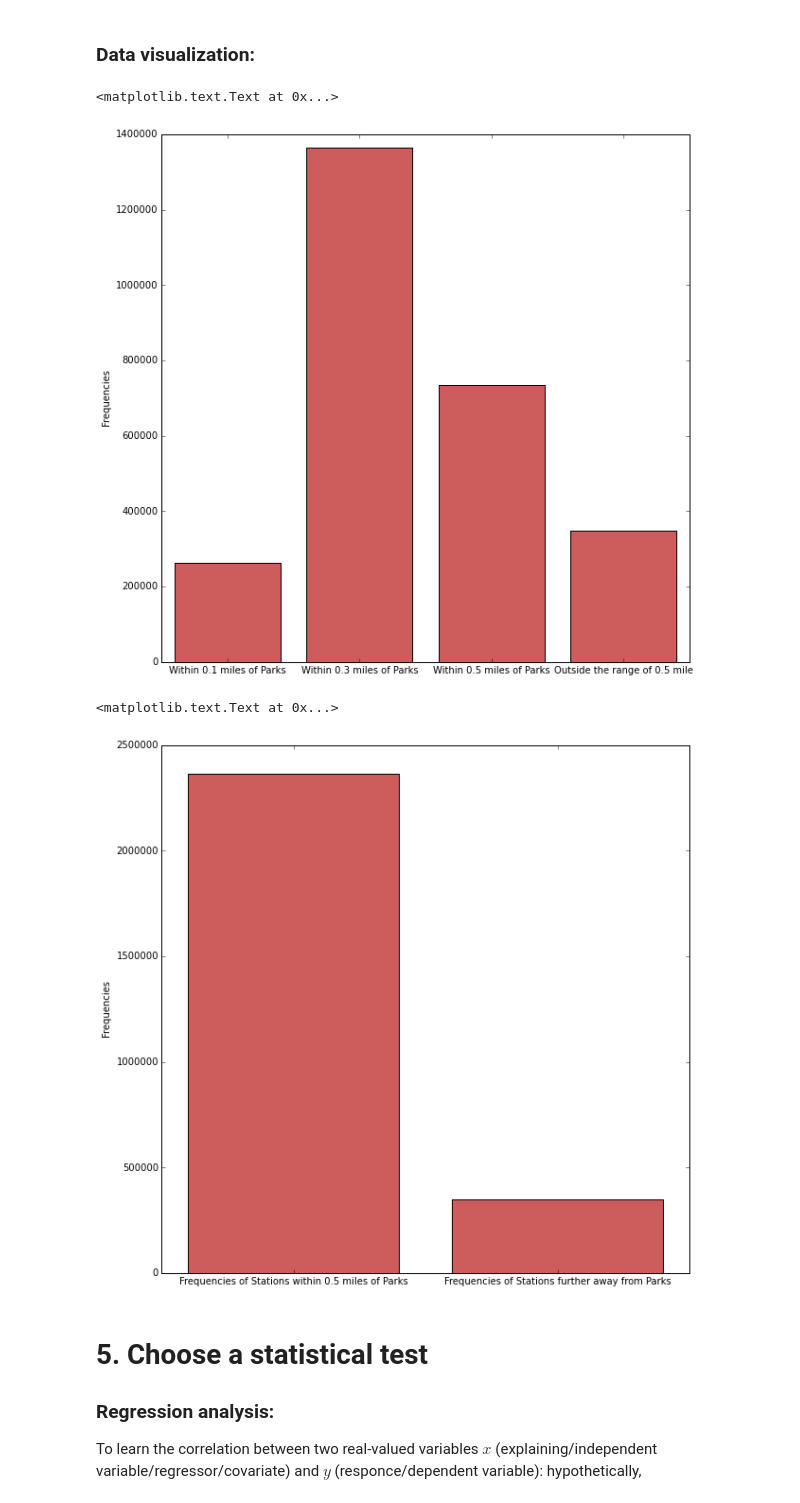
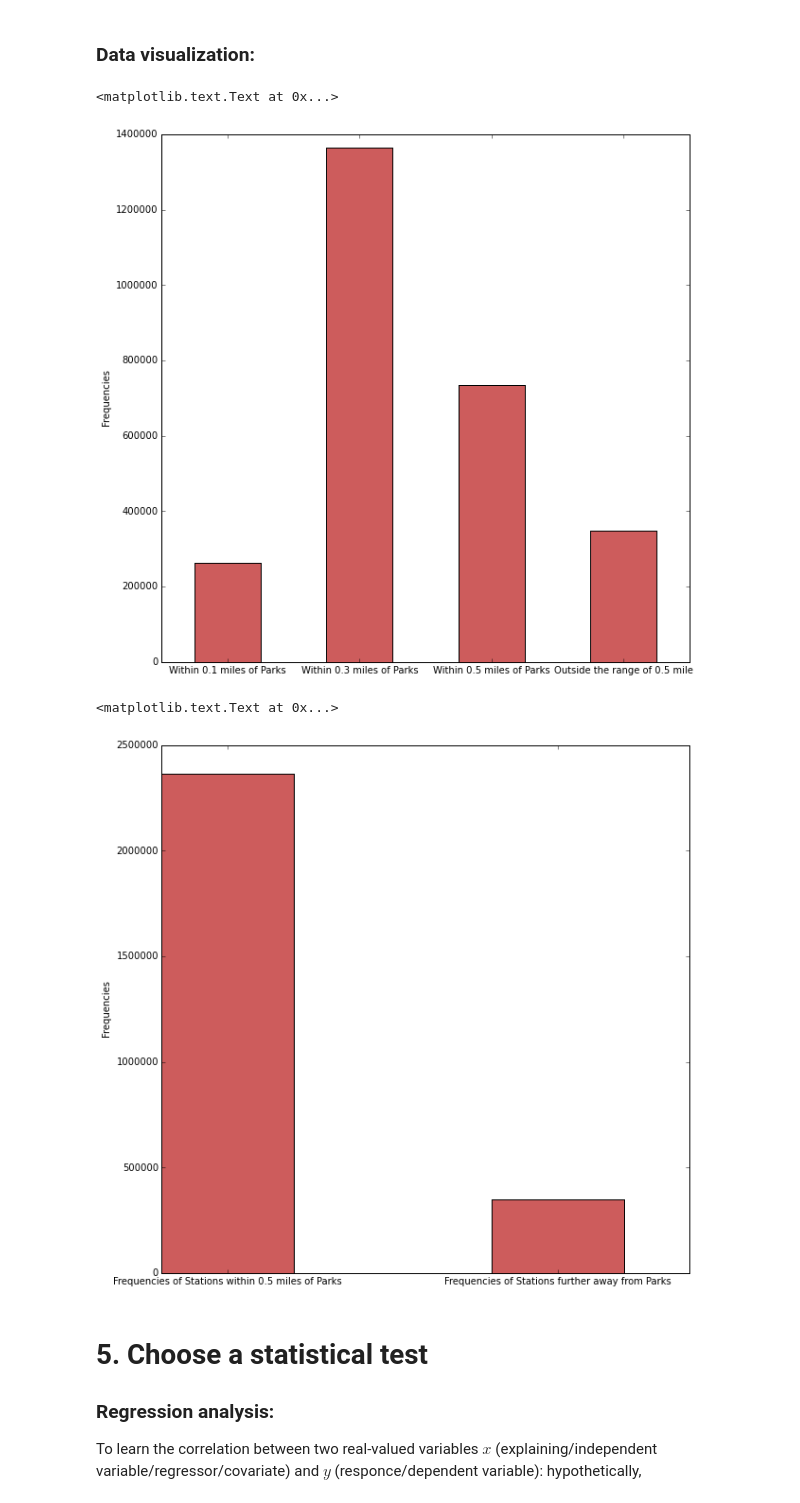
Before and after one commit to seuen/PUI2015_szhang, a Jupyter notebook: citibikes/Distance Project.ipynb, the cells around one changed output. Saved outputs shown, nothing was run; the diff lists cells and outputs as text; code cells hidden in the pictures.

```diff
--- a/citibikes/Distance Project.ipynb
+++ b/citibikes/Distance Project.ipynb
@@ -84,27 +86,27 @@ value = [obs_1, obs_3, obs_5, obs_far]
 
 labels = ["Within 0.1 miles of Parks", "Within 0.3 miles of Parks", "Within 0.5 miles of Parks", "Outside the range of 0.5 mile"]
 
-plt.bar(xbar, value, align = 'center', color = 'IndianRed')
+plt.bar(xbar, value, align = 'center', color = 'IndianRed', width=0.5)
 plt.xticks(xbar, labels)
 ax.set_ylabel ('Frequencies')
 # %% [output]
 <matplotlib.text.Text at 0x...>
-[figure, old version]
+[figure, new version]
 # %%
 fig = plt.figure(figsize(10,10))
 ax = fig.add_subplot(111)
 
 xbar = [1,2]
 value = [obs_near, obs_far]
 
 labels = ["Frequencies of Stations within 0.5 miles of Parks", "Frequencies of Stations further away from Parks"]
 
-plt.bar(xbar, value, align = 'center', color = 'IndianRed')
+plt.bar(xbar, value, align = 'center', color = 'IndianRed', width=0.4)
 plt.xticks(xbar, labels)
 ax.set_ylabel ('Frequencies')
 # %% [output]
 <matplotlib.text.Text at 0x...>
-[figure, old version]
+[figure, new version]
 # %% [markdown]
 # 5. Choose a statistical test
 
```
Also changed, not shown: parts of 2 cells of this notebook.
